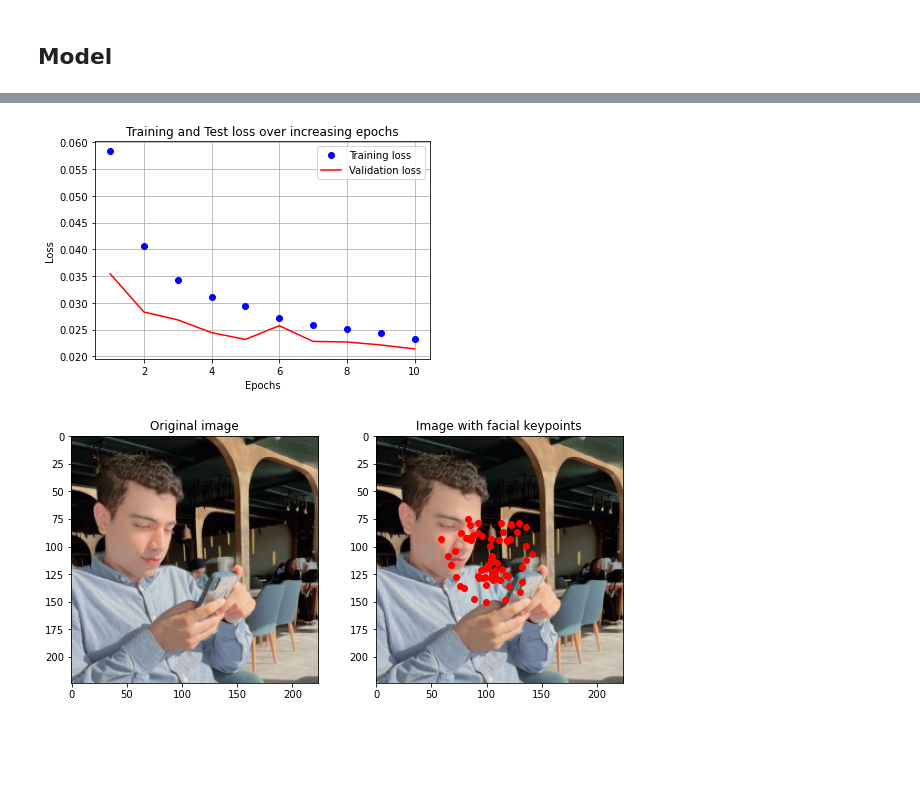
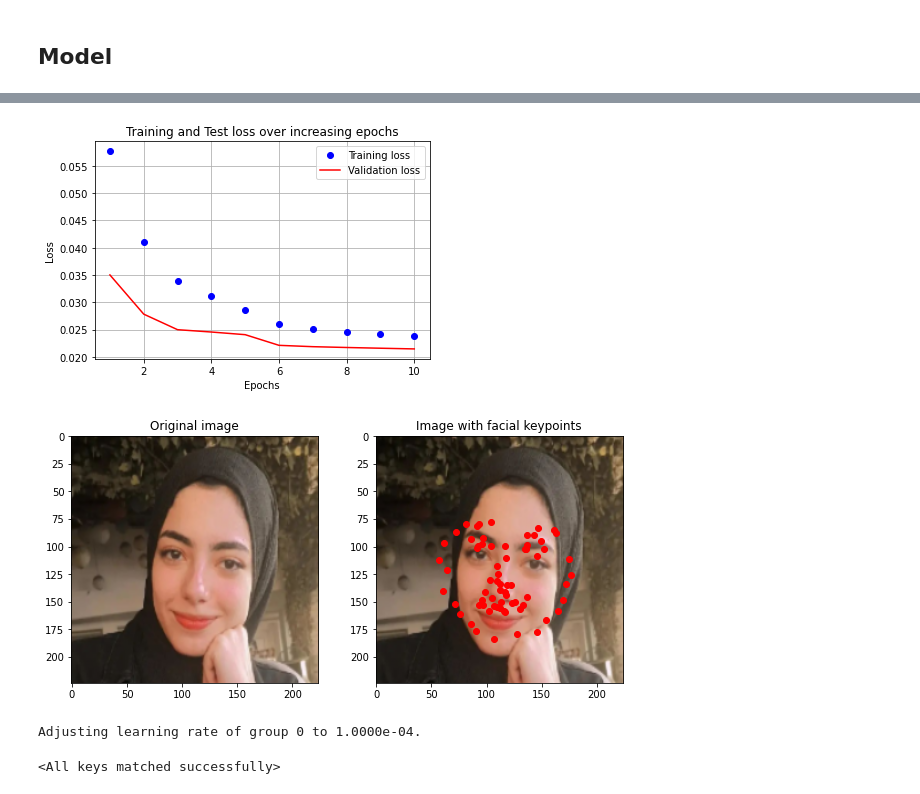
Before and after one commit to moaaztaha/Computer-Vision, a Jupyter notebook: Facial Keypoints Detection/Facial_Keypoints_Detection_03_Scale_and_RandomCrops.ipynb, the cells around one changed output, grey strips where cells are left out. Saved outputs shown, nothing was run; the diff lists cells and outputs as text; code cells hidden in the pictures; blank space fills up the shorter version.

```diff
--- a/Facial Keypoints Detection/Facial_Keypoints_Detection_03_Scale_and_RandomCrops.ipynb
+++ b/Facial Keypoints Detection/Facial_Keypoints_Detection_03_Scale_and_RandomCrops.ipynb
@@ -35,6 +35,7 @@ device
 # %% [markdown]
 ### Getting the data
 # %%
-root_dir = 'data/training/'
+!git clone https://github.com/udacity/P1_Facial_Keypoints.git
+root_dir = 'P1_Facial_Keypoints/data/training/'
 all_img_paths = glob.glob(os.path.join(root_dir, '*.jpg'))
-data = pd.read_csv("data/training_frames_keypoints.csv")
+data = pd.read_csv("P1_Facial_Keypoints/data/training_frames_keypoints.csv")
@@ -234,7 +244,7 @@ def get_model():
 
     criterion = nn.L1Loss()
     optimizer = torch.optim.Adam(model.parameters(), lr=1e-4)
-    exp_lr_scheduler = lr_scheduler.StepLR(optimizer, step_size=5, gamma=0.1)
+    exp_lr_scheduler = lr_scheduler.StepLR(optimizer, step_size=5, gamma=0.1, verbose=True)
     return model.to(device), criterion, optimizer, exp_lr_scheduler
 # %%
 def train_model(model, criterion, optimizer, scheduler, num_epochs=25):
@@ -305,7 +315,7 @@ def train_model(model, criterion, optimizer, scheduler, num_epochs=25):
     # load best model weights
     model.load_state_dict(best_model_wts)
     # save model's best weight to desk
-    torch.save(model.state_dict(), 'models/02.pth')
+    torch.save(model.state_dict(), '03.pth')
     return model, train_losess, valid_losses
 # %%
 model, criterion, optimizer, exp_lr_scheduler = get_model()
@@ -344,27 +354,51 @@ plt.legend()
 plt.grid('off')
 plt.show()
 # %% [output]
-[figure, old version]
+[figure, new version]
+# %%
+def load_img(path, infer=False):
+    """Load image and prepare it for inference"""
+    normalization = transforms.Normalize(mean=[0.485, 0.456, 0.406], std=[0.229, 0.224, 0.225])
+
+
+    img = cv2.imread(path)
+    img = cv2.cvtColor(img, cv2.COLOR_BGR2RGB) / 255.
+    img = cv2.resize(img, (224, 224))
+
+    if infer:
+        img = torch.tensor(img).permute(2, 0, 1)
+        img = normalization(img).float()
+        return img.to(device)
+    return img
 # %%
 # ix = 3
-img_path = 'data/test_imgs/moaz.jpg'
+img_path = '/content/Screenshot from 2022-08-25 23-23-10.png'
 plt.figure(figsize=(10,10))
 plt.subplot(221)
 plt.title('Original image')
 # im = test_dataset.load_img(ix)
 img = load_img(img_path)
 plt.imshow(img)
 plt.grid(False)
 plt.subplot(222)
 plt.title('Image with facial keypoints')
 plt.imshow(img)
 img = load_img(img_path, infer=True)
 model.eval()
 with torch.no_grad():
     kp = model(img[None]).flatten().detach().cpu()
 plt.scatter(kp[:68]*224, kp[68:]*224, c='r')
 plt.grid(False)
 plt.show()
 # %% [output]
-[figure, old version]
+[figure, new version]
+# %%
+model, criterion, optimizer, exp_lr_scheduler = get_model()
+# %% [output]
+Adjusting learning rate of group 0 to 1.0000e-04.
+# %%
+# loading model
+model.load_state_dict(torch.load('/content/03.pth'))
+# %% [output]
+<All keys matched successfully>
 # %%
```
Also changed, not shown: parts of 6 cells of this notebook, 1 other file.
